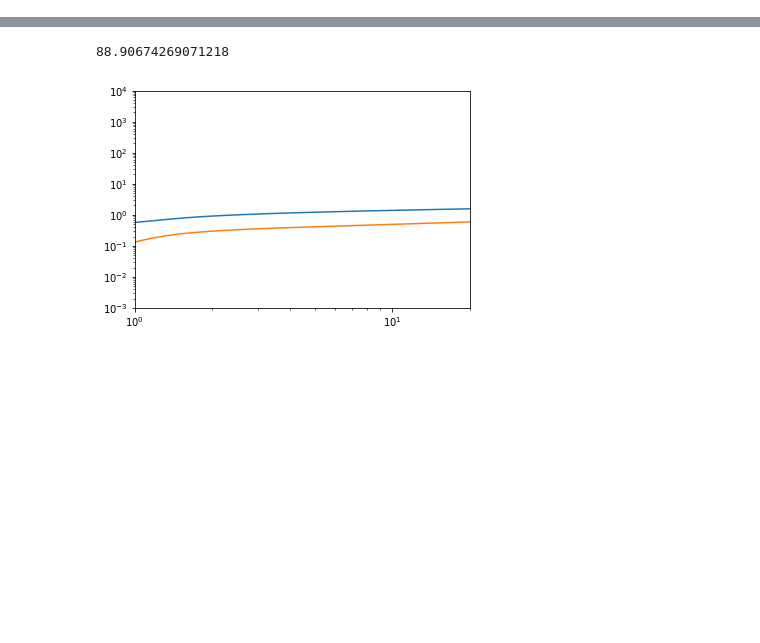
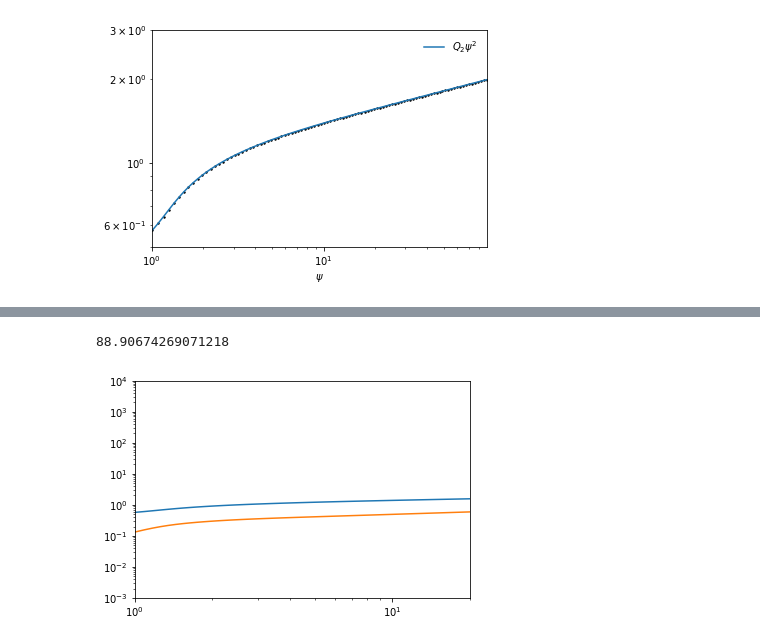
Before and after one commit to nomahen/twisted_disk_1d, a Jupyter notebook: notebooks/visualize_coefficients.ipynb, the cells around one changed output, grey strips where cells are left out. Cells and saved outputs as stored; diff of their text form; code cells hidden in the pictures; blank space fills up the shorter version.

```diff
--- a/notebooks/visualize_coefficients.ipynb
+++ b/notebooks/visualize_coefficients.ipynb
@@ -80,0 +78,15 @@ for i in zip(s_arr,Q1_parsed,Q2_parsed,Q3_parsed): print i
+# %%
+#plt.plot(s_arr-1,-Q1_parsed,label='-Q1')
+plt.plot(s_arr-1,Q2_parsed*(s_arr-1)**2.,label=r'$Q_2\psi^2$')
+plt.scatter(s_arr-1,Q2_parsed*(s_arr-1)**2.,color='black',s=2)
+#plt.plot(s_arr-1,Q3_parsed,label='Q3')
+plt.legend(frameon=False)
+plt.xlim(1,s_arr[-1]-1)
+plt.ylim(5e-1,3)
+#plt.ylim(5e-1,3)
+plt.yscale('log')
+plt.xscale('log')
+plt.xlabel(r'$\psi$')
+plt.savefig('./q2psi.png')
+# %% [output]
+[figure, added]
```
Also changed, not shown: parts of 6 cells of this notebook, 9 other files.
